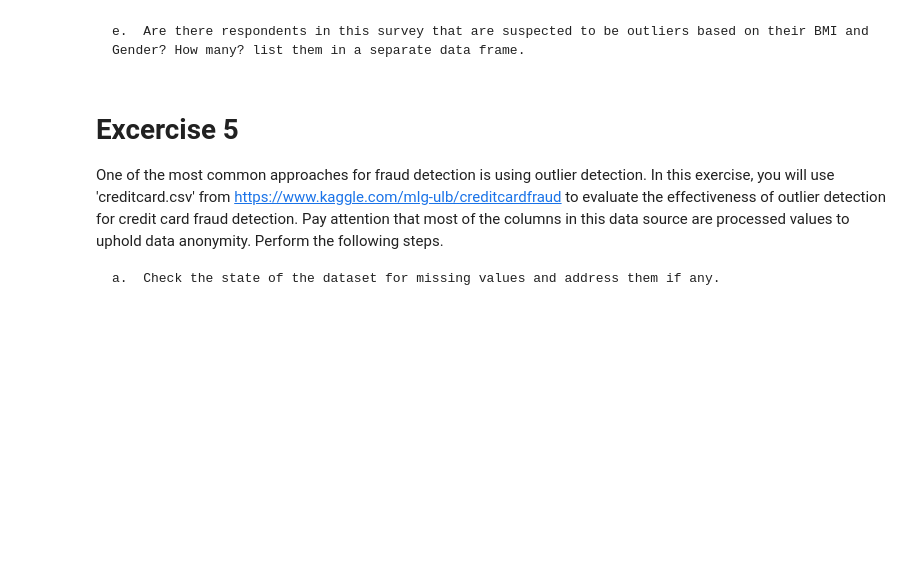
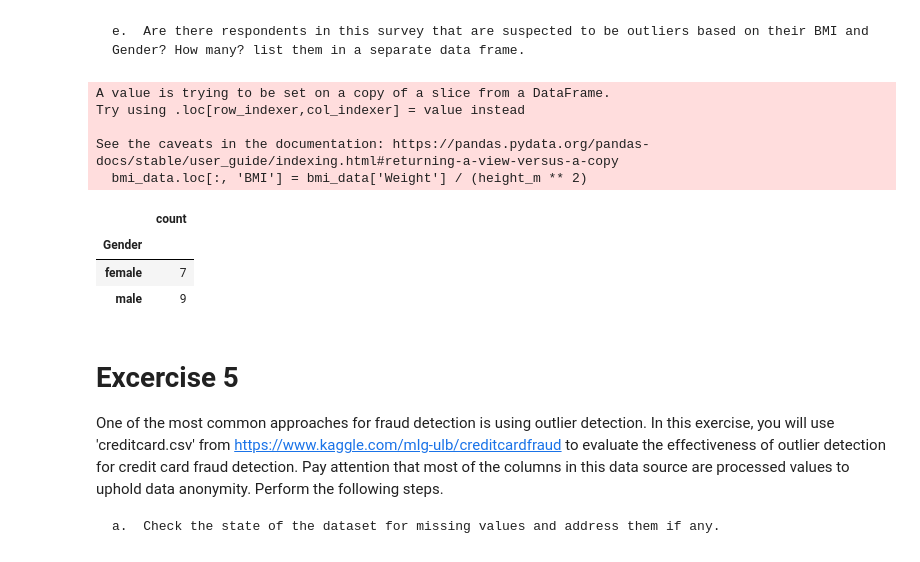
Before and after one commit to bzemedku98/Hands-On-Data-Preprocessing-in-Python, a Jupyter notebook: Chapter11/Chaper 11 Excercises.ipynb, the cells around one changed output. Saved outputs shown, nothing was run; the diff lists cells and outputs as text; code cells hidden in the pictures; blank space fills up the shorter version.

```diff
--- a/Chapter11/Chaper 11 Excercises.ipynb
+++ b/Chapter11/Chaper 11 Excercises.ipynb
@@ -241,5 +465,39 @@ outlier_df = fig
 # %% [markdown]
     e.	Are there respondents in this survey that are suspected to be outliers based on their BMI and Gender? How many? list them in a separate data frame.
+# %%
+bmi_cols = ['Weight', 'Height', 'Gender']
+bmi_data = response_df[bmi_cols]
+
+# Calculate BMI
+height_m = bmi_data['Height'] / 100
+bmi_data.loc[:, 'BMI'] = bmi_data['Weight'] / (height_m ** 2)
+
+age_Q1 = response_df['Age'].quantile(0.25)
+age_Q3 = response_df['Age'].quantile(0.75)
+age_IQR = age_Q3 - age_Q1
+age_lower_bound = age_Q1 - 1.5 * age_IQR
+age_upper_bound = age_Q3 + 1.5 * age_IQR
+
+age_outliers = ((response_df['Age'] < age_lower_bound) | (response_df['Age'] > age_upper_bound))
+bmi_outliers = (bmi_data['BMI'] < 18.5) | (bmi_data['BMI'] > 25)
+
+suspected_outliers = response_df[bmi_outliers & age_outliers]
+
+# filter outliers based on gender
+gender_outliers = suspected_outliers.groupby('Gender').apply(lambda x: bmi_outliers.loc[x.index].sum())
+gender_outliers_df = gender_outliers.to_frame(name='count')
+
+gender_outliers_df
+# %% [output]
+A value is trying to be set on a copy of a slice from a DataFrame.
+Try using .loc[row_indexer,col_indexer] = value instead
+
+See the caveats in the documentation: https://pandas.pydata.org/pandas-docs/stable/user_guide/indexing.html#returning-a-view-versus-a-copy
+  bmi_data.loc[:, 'BMI'] = bmi_data['Weight'] / (height_m ** 2)
+|  | count |
+| Gender |  |
+| female | 7 |
+| male | 9 |
 # %% [markdown]
 # Excercise 5
 One of the most common approaches for fraud detection is using outlier detection. In this exercise, you will use 'creditcard.csv' from https://www.kaggle.com/mlg-ulb/creditcardfraud  to evaluate the effectiveness of outlier detection for credit card fraud detection. Pay attention that most of the columns in this data source are processed values to uphold data anonymity. Perform the following steps.
```
Also changed, not shown: parts of 35 cells of this notebook, 1 other file.
